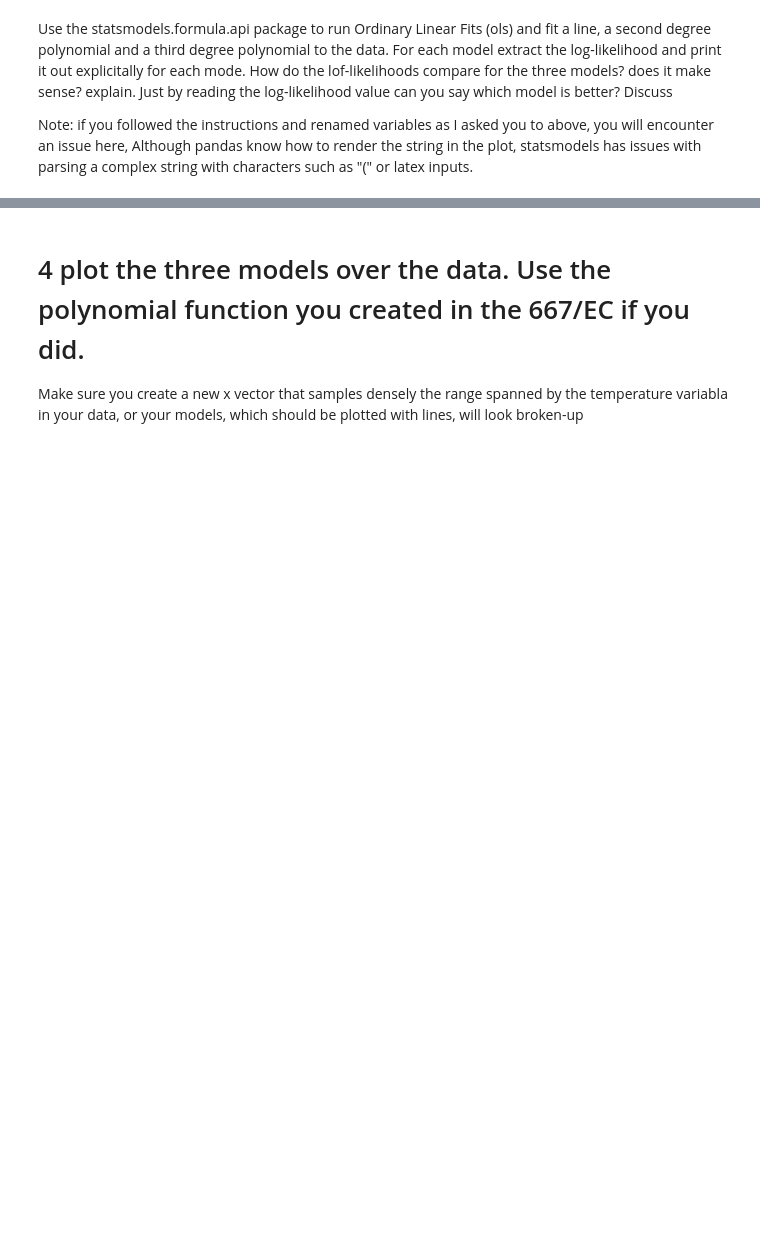
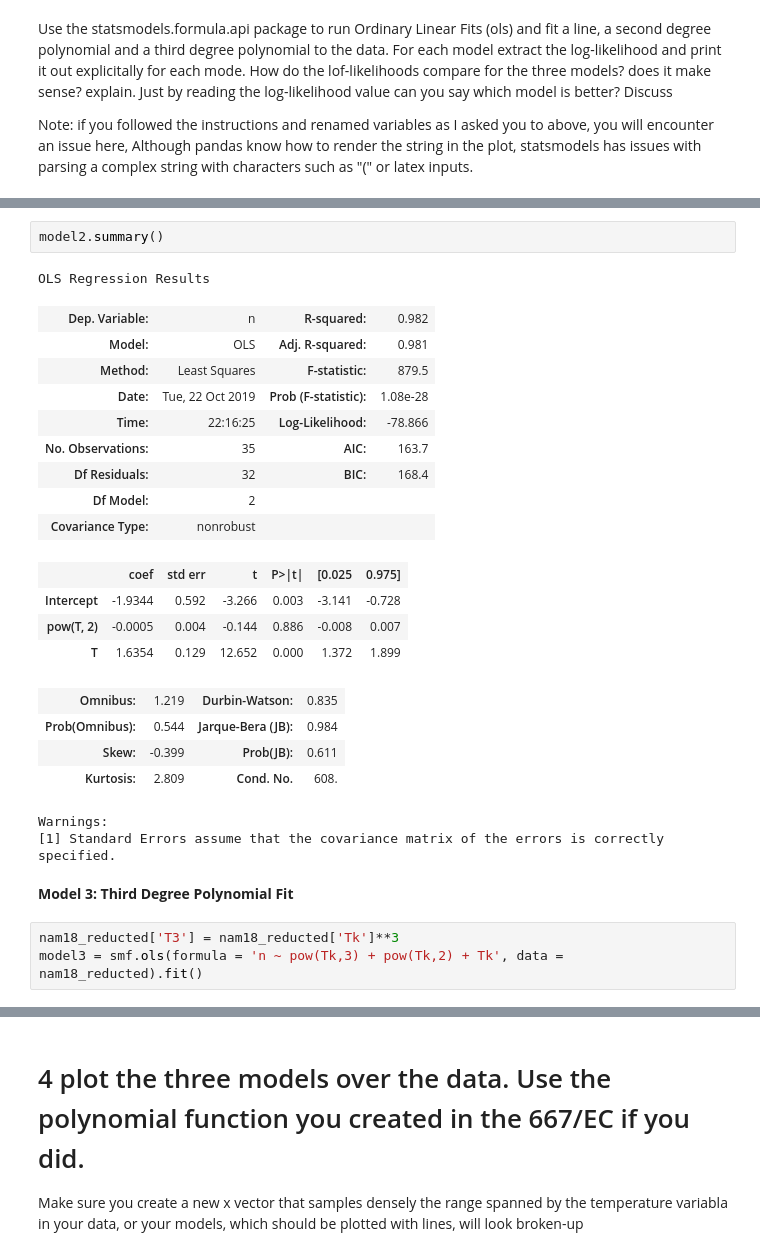
Before and after one commit to fedhere/DSPS_cHarty, a Jupyter notebook: HW7/LRtestAndMCMC_cHarty.ipynb, the cells around one changed output, grey strips where cells are left out. Drawn from its saved outputs; the diff is of its cells as text; blank space fills up the shorter version.

```diff
--- a/HW7/LRtestAndMCMC_cHarty.ipynb
+++ b/HW7/LRtestAndMCMC_cHarty.ipynb
@@ -151,0 +183,28 @@ Warnings:
+# %%
+model2.summary()
+# %% [output]
+OLS Regression Results
+| Dep. Variable: | n | R-squared: | 0.982 |
+| Model: | OLS | Adj. R-squared: | 0.981 |
+| Method: | Least Squares | F-statistic: | 879.5 |
+| Date: | Tue, 22 Oct 2019 | Prob (F-statistic): | 1.08e-28 |
+| Time: | 22:16:25 | Log-Likelihood: | -78.866 |
+| No. Observations: | 35 | AIC: | 163.7 |
+| Df Residuals: | 32 | BIC: | 168.4 |
+| Df Model: | 2 |  |  |
+| Covariance Type: | nonrobust |  |  |
+|  | coef | std err | t | P>|t| | [0.025 | 0.975] |
+| Intercept | -1.9344 | 0.592 | -3.266 | 0.003 | -3.141 | -0.728 |
+| pow(T, 2) | -0.0005 | 0.004 | -0.144 | 0.886 | -0.008 | 0.007 |
+| T | 1.6354 | 0.129 | 12.652 | 0.000 | 1.372 | 1.899 |
+| Omnibus: | 1.219 | Durbin-Watson: | 0.835 |
+| Prob(Omnibus): | 0.544 | Jarque-Bera (JB): | 0.984 |
+| Skew: | -0.399 | Prob(JB): | 0.611 |
+| Kurtosis: | 2.809 | Cond. No. | 608. |
+Warnings:
+[1] Standard Errors assume that the covariance matrix of the errors is correctly specified.
+# %% [markdown]
+**Model 3: Third Degree Polynomial Fit**
+# %%
+nam18_reducted['T3'] = nam18_reducted['Tk']**3
+model3 = smf.ols(formula = 'n ~ pow(Tk,3) + pow(Tk,2) + Tk', data = nam18_reducted).fit()
```
Also changed, not shown: parts of 26 cells of this notebook.
